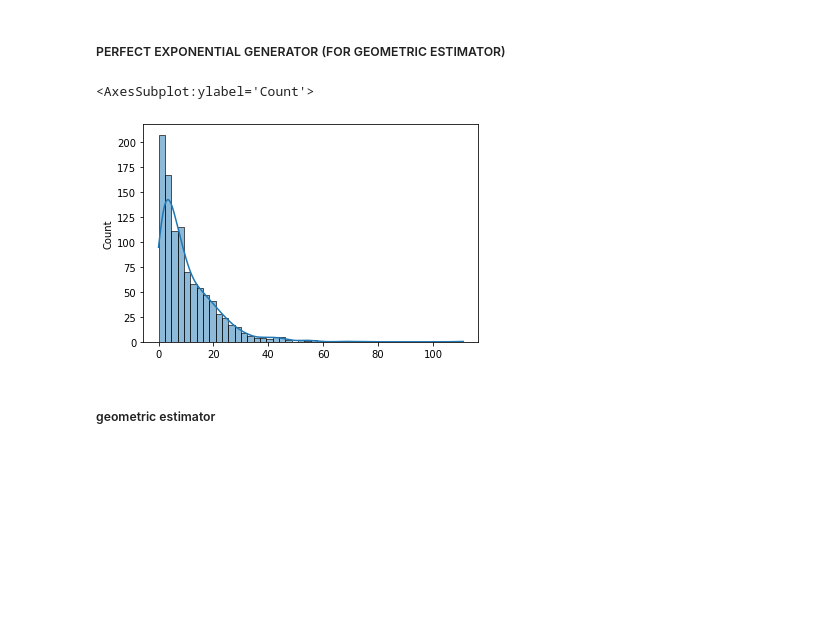
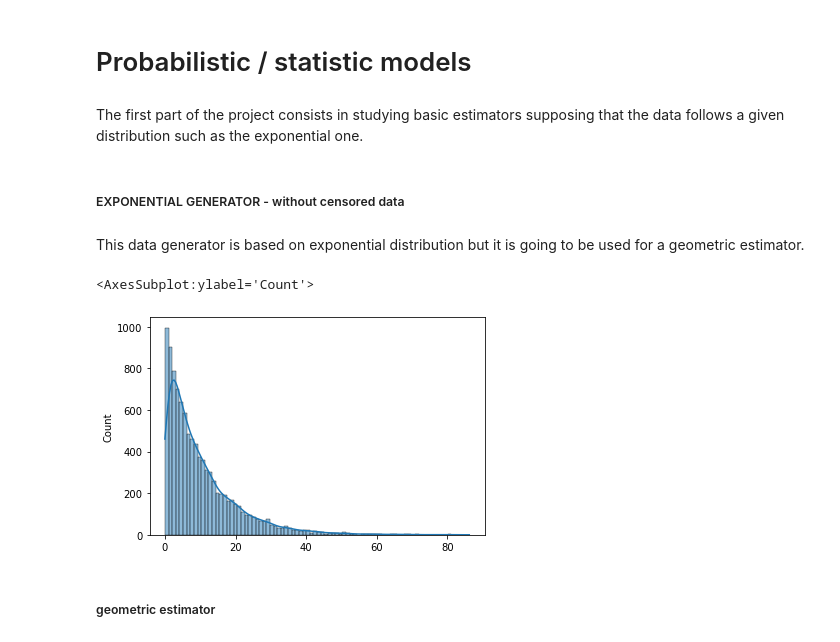
Before and after one commit to louizaaouaouche/Statistical-estimation-of-CLV, a Jupyter notebook: src/notebook.ipynb, the cells around one changed output. Saved outputs shown, nothing was run; the diff lists cells and outputs as text; code cells hidden in the pictures; blank space fills up the shorter version.

```diff
--- a/src/notebook.ipynb
+++ b/src/notebook.ipynb
@@ -4,8 +4,14 @@ import numpy as np
 import pandas as pd
 import matplotlib.pyplot as plt
 import seaborn as sns
+# %% [markdown]
+# Probabilistic / statistic models
+# %% [markdown]
+The first part of the project consists in studying basic estimators supposing that the data follows a given distribution such as the exponential one.
 # %% [markdown]
-##### PERFECT EXPONENTIAL GENERATOR (FOR GEOMETRIC ESTIMATOR)
+##### EXPONENTIAL GENERATOR - without censored data
+# %% [markdown]
+This data generator is based on exponential distribution but it is going to be used for a geometric estimator.
 # %%
 def generate_exponential_perfect(mean, size):
     """
@@ -21,13 +27,14 @@ def generate_exponential_perfect(mean, size):
     """
     return np.random.exponential(scale=mean, size=size)
 # %%
+# testing the generator
 mean = 10
-size= 1000
+size= 10000
 Y = generate_exponential_perfect(mean, size)
 sns.histplot(Y, kde = True)
 # %% [output]
 <AxesSubplot:ylabel='Count'>
-[figure, old version]
+[figure, new version]
 # %% [markdown]
 ##### geometric estimator
 # %%
```
Also changed, not shown: parts of 13 cells of this notebook.
